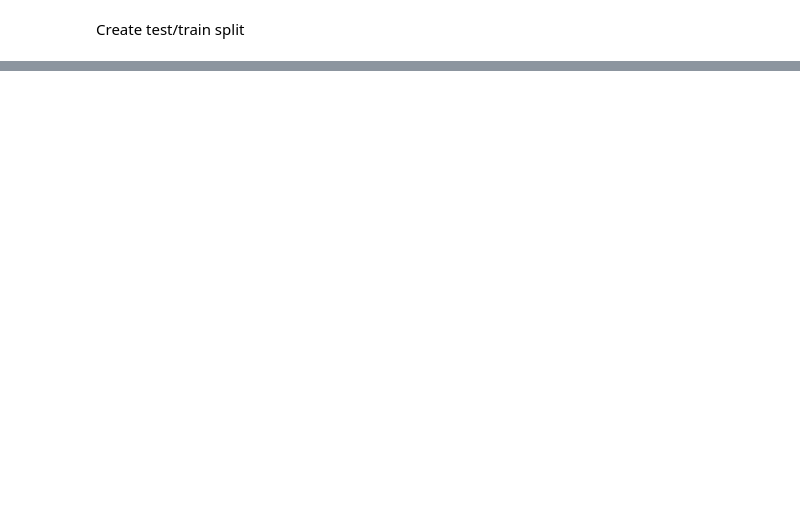
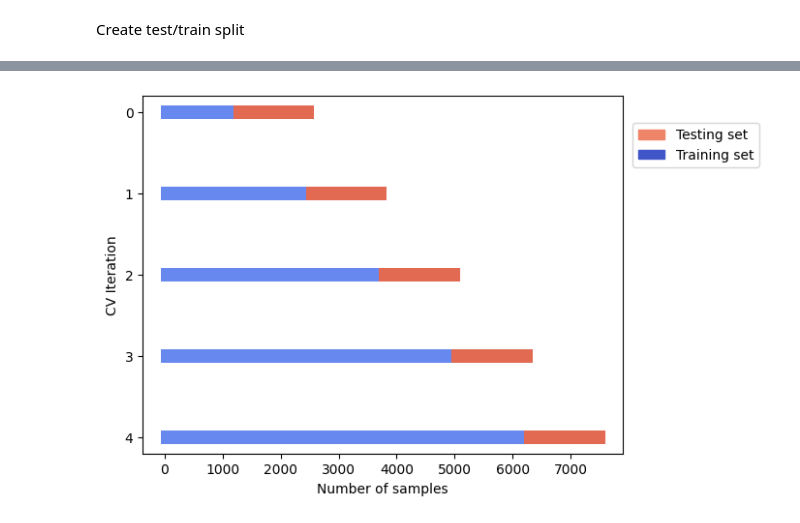
Before and after one commit to haakoris/Master, a Jupyter notebook: VIX_test.ipynb, the cells around one changed output, grey strips where cells are left out. Drawn from its saved outputs; the diff is of its cells as text; code cells hidden in the pictures; blank space fills up the shorter version.

```diff
--- a/VIX_test.ipynb
+++ b/VIX_test.ipynb
@@ -243,5 +253,6 @@ sns.lineplot(b)
 Create test/train split
 # %%
 train_size = 0.9
-train, test = np.split(vix, [int(train_size * len(vix))])
+# Skip first 30 days as to get value from technical indicators
+train, test = np.split(vix.loc[30:, ["CLOSE", "MOVING_AVG", "EWMA", "MOMENTUM"]], [int(train_size * len(vix))])
 # %% [markdown]
@@ -248,0 +276,33 @@ Convert into sliding windows
+# %%
+b = TimeSeriesSplit(n_splits=5)
+# %%
+from matplotlib.patches import Patch
+i = 0
+fig, ax = plt.subplots()
+for tr, tst in b.split(train):
+    indices = np.array([np.nan] * len(train))
+    indices[tst] = 1
+    indices[tr] = 0
+    ax.scatter(
+        range(len(indices)),
+        [5-i + 0.5] * len(indices),
+        c=indices,
+        marker="_",
+        lw=10,
+        cmap=plt.cm.coolwarm,
+        vmin=-0.2,
+        vmax=1.2,
+    )
+    i += 1
+ax.legend(
+    [Patch(color=plt.cm.coolwarm(0.8)), Patch(color=plt.cm.coolwarm(0.02))],
+    ["Testing set", "Training set"],
+    loc=(1.02, 0.8),
+)
+yticklabels = list(range(5))
+yticklabels.reverse()
+ax.set_yticks(np.arange(5)+1.5, yticklabels)
+ax.set_xlabel("Number of samples")
+ax.set_ylabel("CV Iteration");
+# %% [output]
+[figure, added]
```
Also changed, not shown: parts of 49 cells of this notebook, 36 other files.
